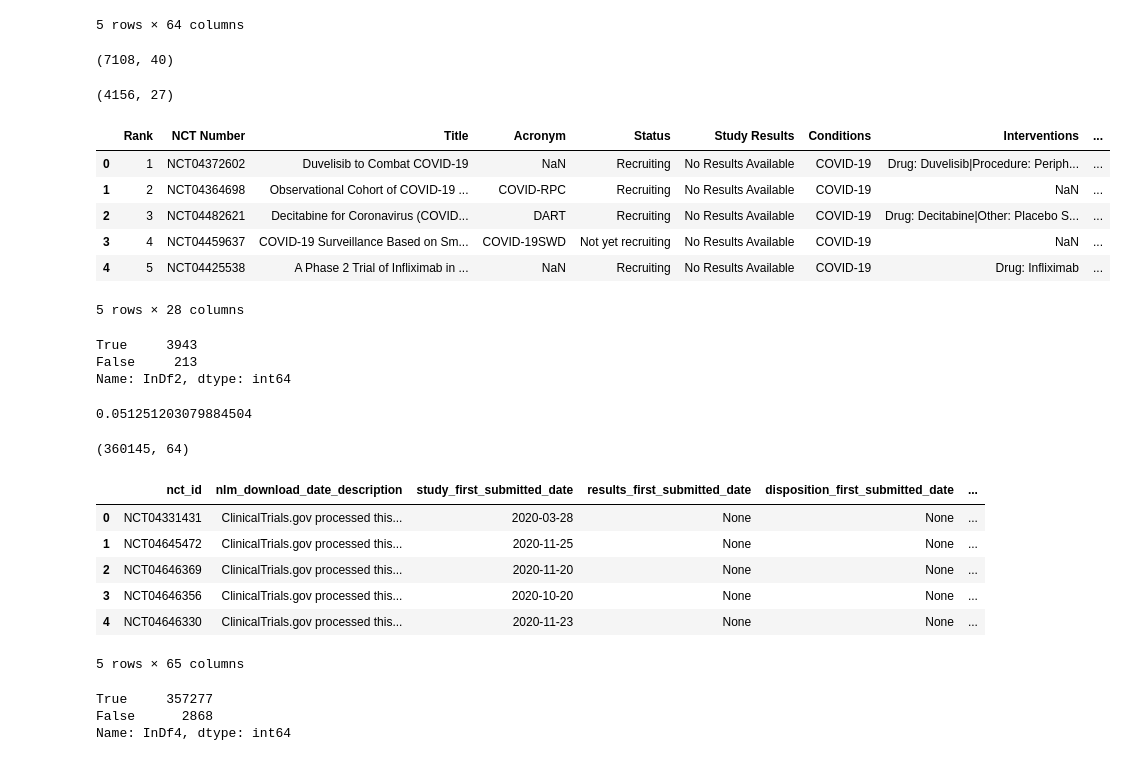
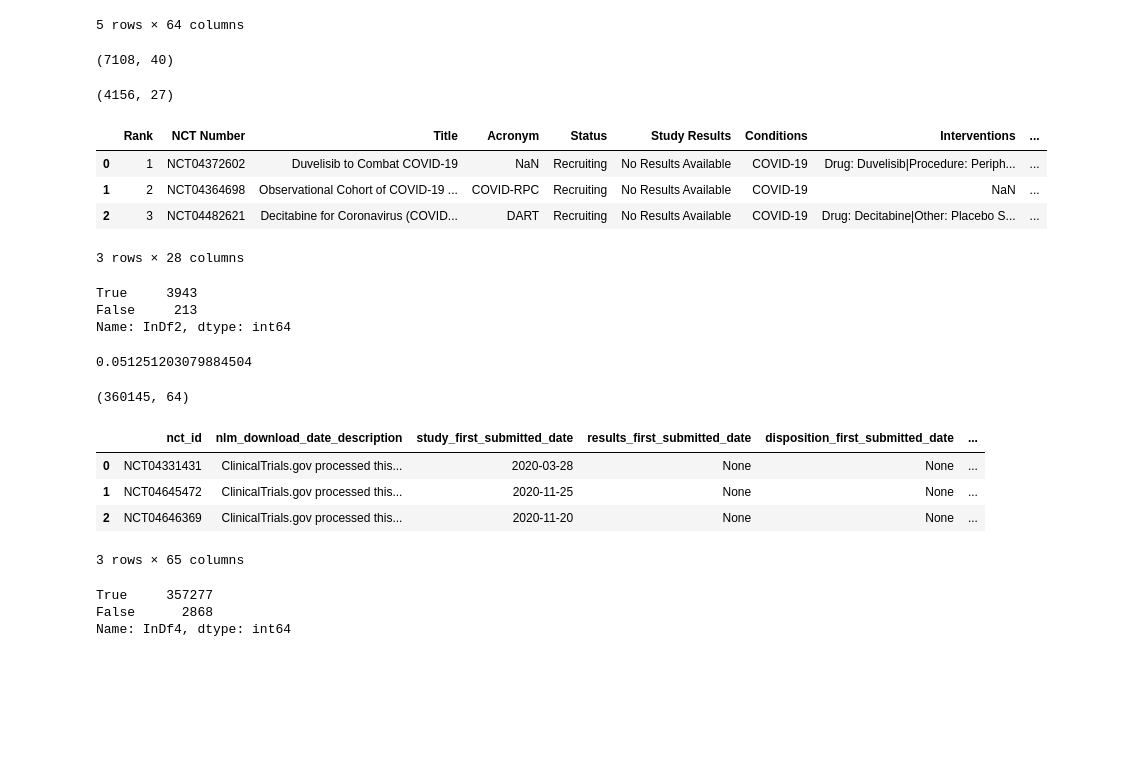
Before and after one commit to katiek74/capstone, a Jupyter notebook: notebooks/WHO_data_download_and_transformation.ipynb, the cells around one changed output. Cells and saved outputs as stored; diff of their text form; code cells hidden in the pictures; blank space fills up the shorter version.

```diff
--- a/notebooks/WHO_data_download_and_transformation.ipynb
+++ b/notebooks/WHO_data_download_and_transformation.ipynb
@@ -252,29 +268,29 @@ ct_all.head()
 | 3 | NCT04646356 | ClinicalTrials.gov processed this... | 2020-10-20 | None | None | ... |
 | 4 | NCT04646330 | ClinicalTrials.gov processed this... | 2020-11-23 | None | None | ... |
 5 rows × 64 columns
-# %%
-print(all_WHO_covid.shape)
-all_ctgov_covid.shape
-# %% [output]
-(7108, 40)
-(4156, 27)
+# %%
+#check the number of records for ct and WHO covid data sets:
+
+print(all_WHO_covid.shape)
+all_ctgov_covid.shape
+# %% [output]
+(7108, 40)
+(4156, 27)
 # %%
-#Checking to see how much of the clinicaltrials.gov data is duplicated in the WHO dataset to help determine if it should be used:
+#Checking to see how much of the clinicaltrials.gov covid data is duplicated in the WHO covid dataset:
 
 Df1 = all_ctgov_covid
 Df2 = all_WHO_covid
 
 CTCovidDups = Df1.assign(InDf2=Df1['NCT Number'].isin(Df2.TrialID))
 
-CTCovidDups.head()
+CTCovidDups.head(3)
 # %% [output]
 |  | Rank | NCT Number | Title | Acronym | Status | Study Results | Conditions | Interventions | ... |
 | 0 | 1 | NCT04372602 | Duvelisib to Combat COVID-19 | NaN | Recruiting | No Results Available | COVID-19 | Drug: Duvelisib|Procedure: Periph... | ... |
 | 1 | 2 | NCT04364698 | Observational Cohort of COVID-19 ... | COVID-RPC | Recruiting | No Results Available | COVID-19 | NaN | ... |
 | 2 | 3 | NCT04482621 | Decitabine for Coronavirus (COVID... | DART | Recruiting | No Results Available | COVID-19 | Drug: Decitabine|Other: Placebo S... | ... |
-| 3 | 4 | NCT04459637 | COVID-19 Surveillance Based on Sm... | COVID-19SWD | Not yet recruiting | No Results Available | COVID-19 | NaN | ... |
-| 4 | 5 | NCT04425538 | A Phase 2 Trial of Infliximab in ... | NaN | Recruiting | No Results Available | COVID-19 | Drug: Infliximab | ... |
-5 rows × 28 columns
+3 rows × 28 columns
 # %%
 #213 of the clinicaltrials.gov covid studies are not in the WHO covid data set, this is 5%.
 
@@ -285,10 +301,12 @@ True     3943
 False     213
 Name: InDf2, dtype: int64
 0.051251203079884504
-# %%
-ct_all.shape
-# %% [output]
-(360145, 64)
+# %%
+#checking how many records are in the full clinicaltrials data set:
+
+ct_all.shape
+# %% [output]
+(360145, 64)
 # %%
 #Checking to see how much of the clinicaltrials.gov data is duplicated in the WHO dataset to help determine if it should be used:
 
@@ -297,14 +315,12 @@ Df4 = WHO_all_total
 
 AllDups = Df3.assign(InDf4=Df3['nct_id'].isin(Df4.TrialID))
 
-AllDups.head()
+AllDups.head(3)
 # %% [output]
 |  | nct_id | nlm_download_date_description | study_first_submitted_date | results_first_submitted_date | disposition_first_submitted_date | ... |
 | 0 | NCT04331431 | ClinicalTrials.gov processed this... | 2020-03-28 | None | None | ... |
 | 1 | NCT04645472 | ClinicalTrials.gov processed this... | 2020-11-25 | None | None | ... |
 | 2 | NCT04646369 | ClinicalTrials.gov processed this... | 2020-11-20 | None | None | ... |
-| 3 | NCT04646356 | ClinicalTrials.gov processed this... | 2020-10-20 | None | None | ... |
-| 4 | NCT04646330 | ClinicalTrials.gov processed this... | 2020-11-23 | None | None | ... |
-5 rows × 65 columns
+3 rows × 65 columns
 # %%
 #2868 of the clinicaltrials.gov studies are not in the WHO data set, this is 0.8%.
```
Also changed, not shown: parts of 11 cells of this notebook, 5 other files.
